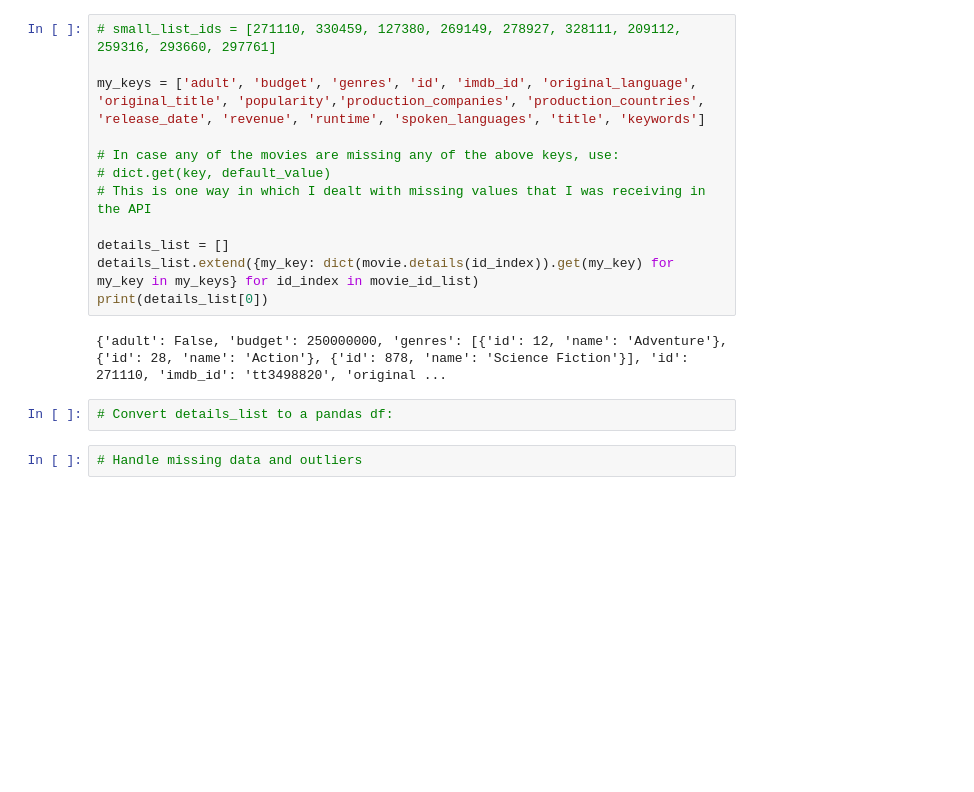
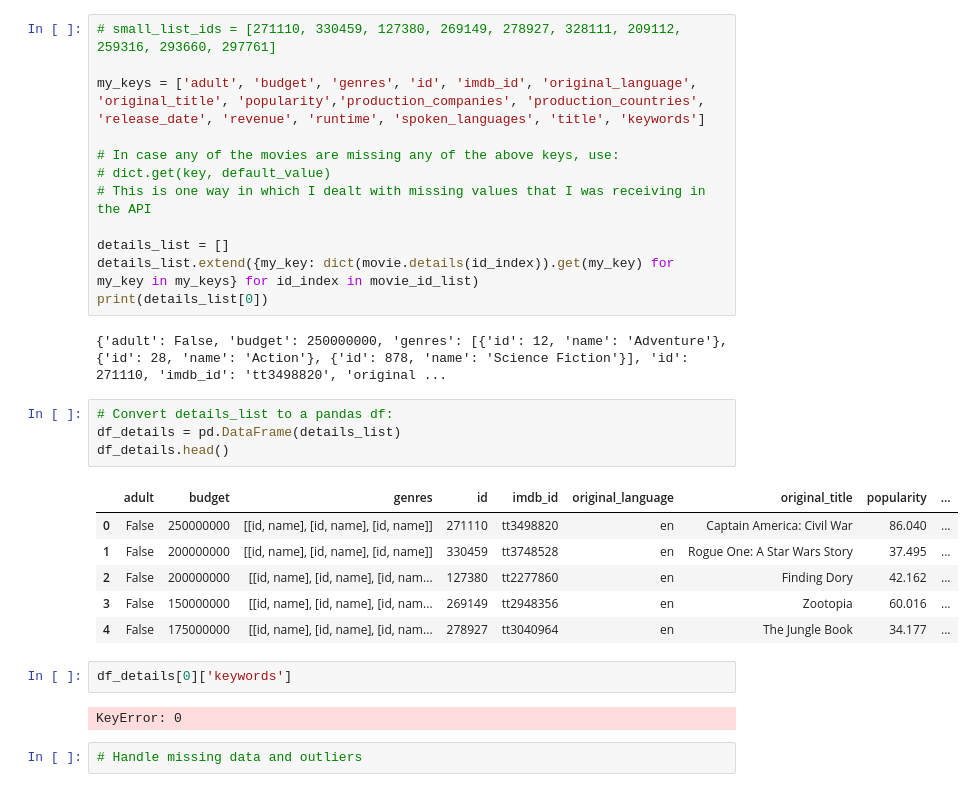
Before and after one commit to clairesarraille/tmdb, a Jupyter notebook: dsc-mod-1-project-v2-1-online-ds-sp-000-master/student.ipynb, the cells around one changed output. Cells and saved outputs as stored; diff of their text form; blank space fills up the shorter version.

Commit message:
converted details_list into a pandas df

```diff
--- a/dsc-mod-1-project-v2-1-online-ds-sp-000-master/student.ipynb
+++ b/dsc-mod-1-project-v2-1-online-ds-sp-000-master/student.ipynb
@@ -209,5 +209,18 @@ print(details_list[0])
 {'adult': False, 'budget': 250000000, 'genres': [{'id': 12, 'name': 'Adventure'}, {'id': 28, 'name': 'Action'}, {'id': 878, 'name': 'Science Fiction'}], 'id': 271110, 'imdb_id': 'tt3498820', 'original ...
 # %%
 # Convert details_list to a pandas df:
+df_details = pd.DataFrame(details_list)
+df_details.head()
+# %% [output]
+|  | adult | budget | genres | id | imdb_id | original_language | original_title | popularity | ... |
+| 0 | False | 250000000 | [[id, name], [id, name], [id, name]] | 271110 | tt3498820 | en | Captain America: Civil War | 86.040 | ... |
+| 1 | False | 200000000 | [[id, name], [id, name], [id, name]] | 330459 | tt3748528 | en | Rogue One: A Star Wars Story | 37.495 | ... |
+| 2 | False | 200000000 | [[id, name], [id, name], [id, nam... | 127380 | tt2277860 | en | Finding Dory | 42.162 | ... |
+| 3 | False | 150000000 | [[id, name], [id, name], [id, nam... | 269149 | tt2948356 | en | Zootopia | 60.016 | ... |
+| 4 | False | 175000000 | [[id, name], [id, name], [id, nam... | 278927 | tt3040964 | en | The Jungle Book | 34.177 | ... |
+# %%
+df_details[0]['keywords']
+# %% [output]
+KeyError: 0
 # %%
 # Handle missing data and outliers
```
Also changed, not shown: parts of 1 cell of this notebook.
